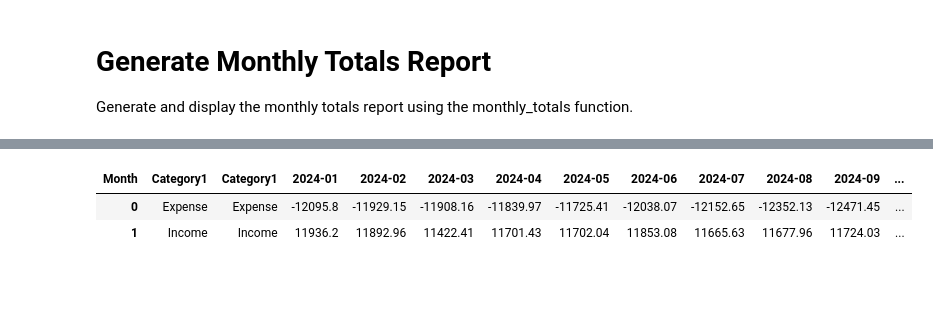
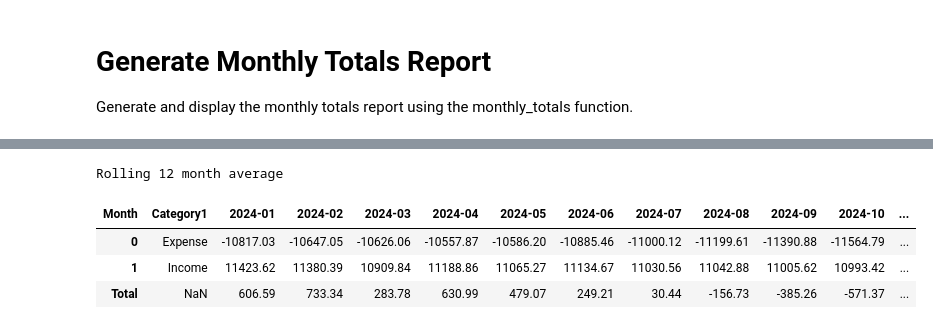
Before and after one commit to alanjwade/transan, a Jupyter notebook: transan.ipynb, the cells around one changed output, grey strips where cells are left out. Drawn from its saved outputs; the diff is of its cells as text; code cells hidden in the pictures; blank space fills up the shorter version.

```diff
--- a/transan.ipynb
+++ b/transan.ipynb
@@ -42,12 +42,12 @@ data.head()
 # %% [markdown]
 # Filter Data
-# %%
-data = data[~data['Tag'].fillna('').str.contains('#exclude_investment', flags=re.IGNORECASE, regex=True)]
-data = data[~data['Tag'].fillna('').str.contains('#ccpayment', flags=re.IGNORECASE, regex=True)]
-data = data[~data['Tag'].fillna('').str.contains('#colege529', flags=re.IGNORECASE, regex=True)]
-data = data[~data['Tag'].fillna('').str.contains('#IBondRedemption', flags=re.IGNORECASE, regex=True)]
-data = data[~data['Tag'].fillna('').str.contains('#exclude_car', flags=re.IGNORECASE, regex=True)]
-data = data[~data['Tag'].fillna('').str.contains('#exclude_Janet529', flags=re.IGNORECASE, regex=True)]
+# %%
+
+this_exclude_tags = ['#exclude_investment', '#ccpayment', '#college529', '#IBondRedemption',
+                     '#exclude_car', '#exclude_Janet529', '#exclude_theft', '#wyd_travel',
+                     'exclude_loan', '#exclude_repayment']
+
+data = exclude_transactions(data, this_exclude_tags)
 # %% [markdown]
 # Dump Intermediate Data
 Dump the filtered data to an intermediate CSV file.
@@ -116,7 +139,11 @@ AttributeError: 'Period' object has no attribute 'startswith'
 # %%
 df = rolling_12M_avg_category(data, 'Category1')
+df.loc['Total'] = df.sum(numeric_only=True)
+print('Rolling 12 month average')
 df
 # %% [output]
+Rolling 12 month average
-| Month | Category1 | Category1 | 2024-01 | 2024-02 | 2024-03 | 2024-04 | 2024-05 | 2024-06 | 2024-07 | 2024-08 | 2024-09 | ... |
-| 0 | Expense | Expense | -12095.8 | -11929.15 | -11908.16 | -11839.97 | -11725.41 | -12038.07 | -12152.65 | -12352.13 | -12471.45 | ... |
-| 1 | Income | Income | 11936.2 | 11892.96 | 11422.41 | 11701.43 | 11702.04 | 11853.08 | 11665.63 | 11677.96 | 11724.03 | ... |
+| Month | Category1 | 2024-01 | 2024-02 | 2024-03 | 2024-04 | 2024-05 | 2024-06 | 2024-07 | 2024-08 | 2024-09 | 2024-10 | ... |
+| 0 | Expense | -10817.03 | -10647.05 | -10626.06 | -10557.87 | -10586.20 | -10885.46 | -11000.12 | -11199.61 | -11390.88 | -11564.79 | ... |
+| 1 | Income | 11423.62 | 11380.39 | 10909.84 | 11188.86 | 11065.27 | 11134.67 | 11030.56 | 11042.88 | 11005.62 | 10993.42 | ... |
+| Total | NaN | 606.59 | 733.34 | 283.78 | 630.99 | 479.07 | 249.21 | 30.44 | -156.73 | -385.26 | -571.37 | ... |
```
Also changed, not shown: parts of 6 cells of this notebook, 1 other file.
